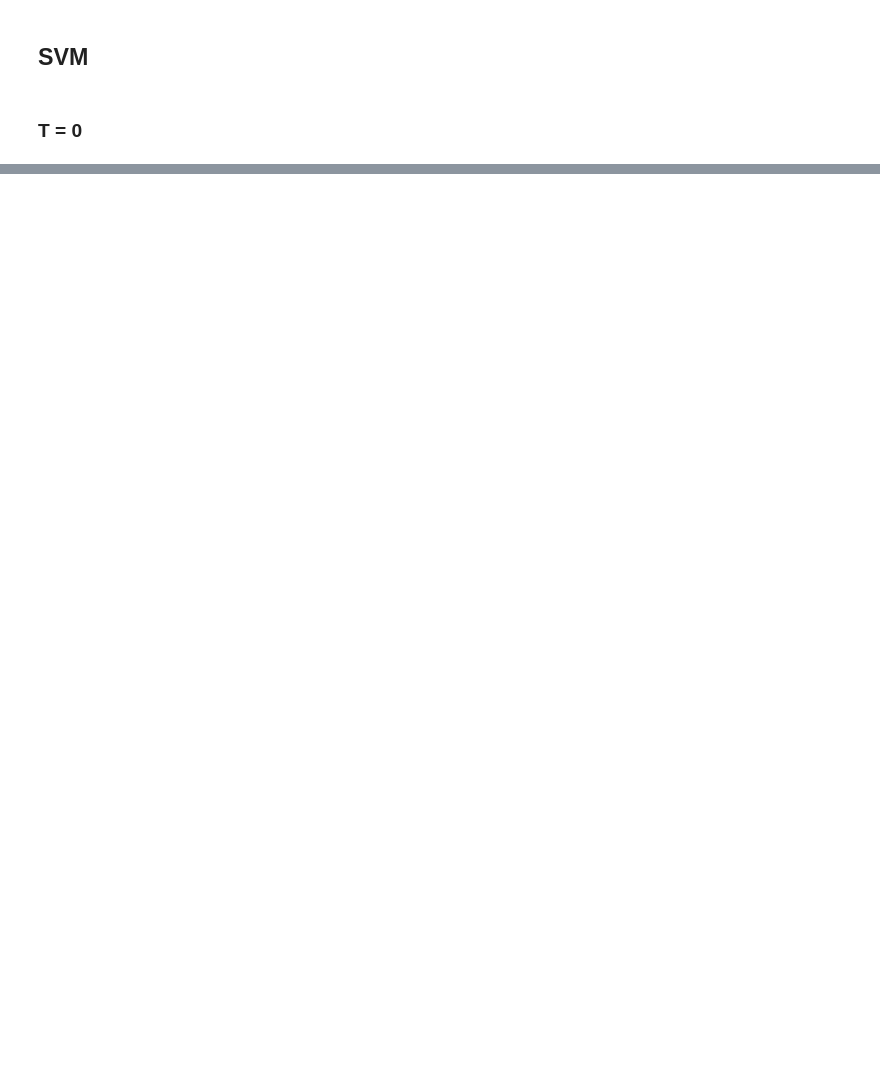
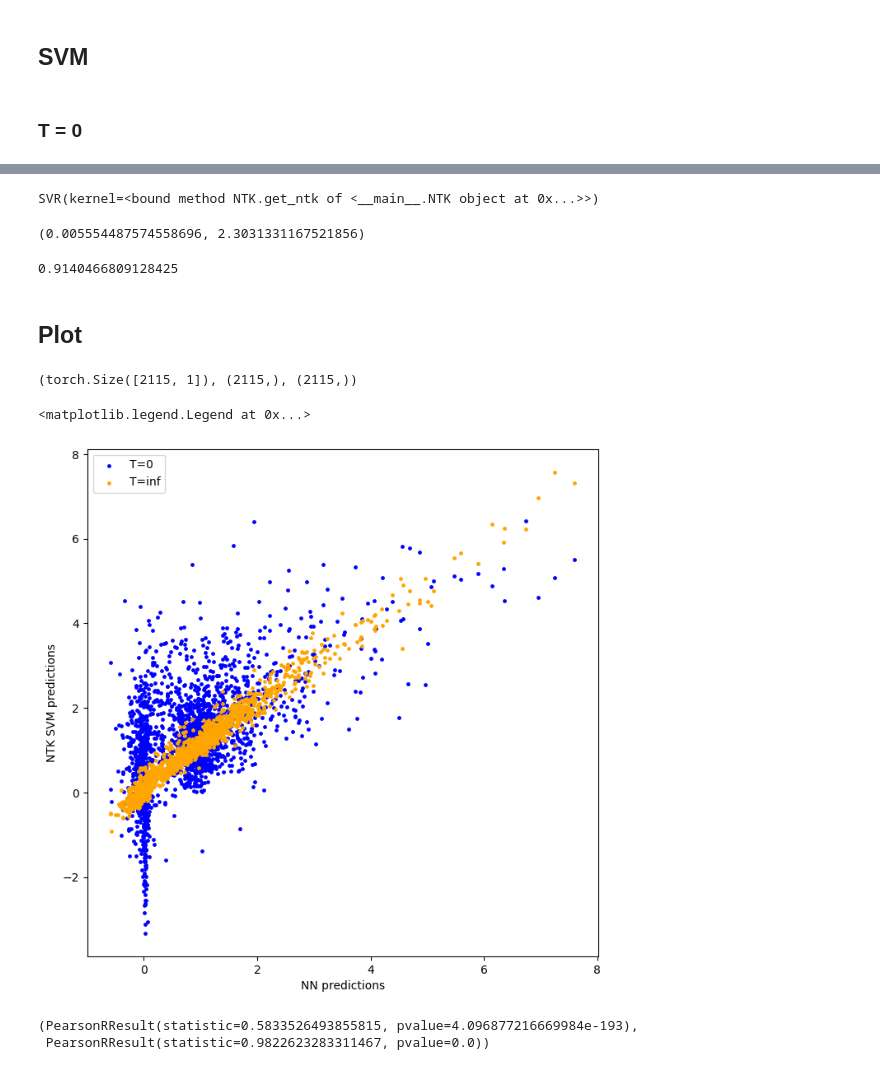
Before and after one commit to Bala-A87/UGRC, a Jupyter notebook: Code/ntk-mnist.ipynb, the cells around one changed output, grey strips where cells are left out. Drawn from its saved outputs; the diff is of its cells as text; code cells hidden in the pictures; blank space fills up the shorter version.

Commit message:
Reduce ntk expt size, produce results

```diff
--- a/Code/ntk-mnist.ipynb
+++ b/Code/ntk-mnist.ipynb
@@ -196,0 +223,45 @@ score_train, score_val
+# %%
+ntk_inf = NTK(model_nn)
+# %%
+model_km_inf = SVR(kernel=ntk_inf.get_ntk)
+# %%
+model_km_inf.fit(X_train, Y_train)
+# %% [output]
+SVR(kernel=<bound method NTK.get_ntk of <__main__.NTK object at 0x...>>)
+# %%
+preds_train, preds_val = model_km_inf.predict(X_train), model_km_inf.predict(X_val)
+score_train, score_val = mean_squared_error(Y_train, preds_train), mean_squared_error(Y_val, preds_val)
+score_train, score_val
+# %% [output]
+(0.005554487574558696, 2.3031331167521856)
+# %%
+preds_km_inf = model_km_inf.predict(X_test_subset)
+score_test = mean_squared_error(Y_test_subset, preds_km_inf)
+score_test
+# %% [output]
+0.9140466809128425
+# %% [markdown]
+## Plot
+# %%
+preds_nn.shape, preds_km_init.shape, preds_km_inf.shape
+# %% [output]
+(torch.Size([2115, 1]), (2115,), (2115,))
+# %%
+plt.figure(figsize=(8, 8))
+
+plt.scatter(preds_nn.squeeze(), preds_km_init, c='blue', label='T=0', s=6)
+plt.scatter(preds_nn.squeeze(), preds_km_inf, c='orange', label='T=inf', s=6)
+plt.xlabel('NN predictions')
+plt.ylabel('NTK SVM predictions')
+plt.legend()
+# %% [output]
+<matplotlib.legend.Legend at 0x...>
+[figure, added]
+# %%
+from scipy.stats import pearsonr
+
+corr_init, corr_inf = pearsonr(preds_nn.squeeze(), preds_km_init), pearsonr(preds_nn.squeeze(), preds_km_inf)
+corr_init, corr_inf
+# %% [output]
+(PearsonRResult(statistic=0.5833526493855815, pvalue=4.096877216669984e-193),
+ PearsonRResult(statistic=0.9822623283311467, pvalue=0.0))
```
Also changed, not shown: parts of 22 cells of this notebook.
